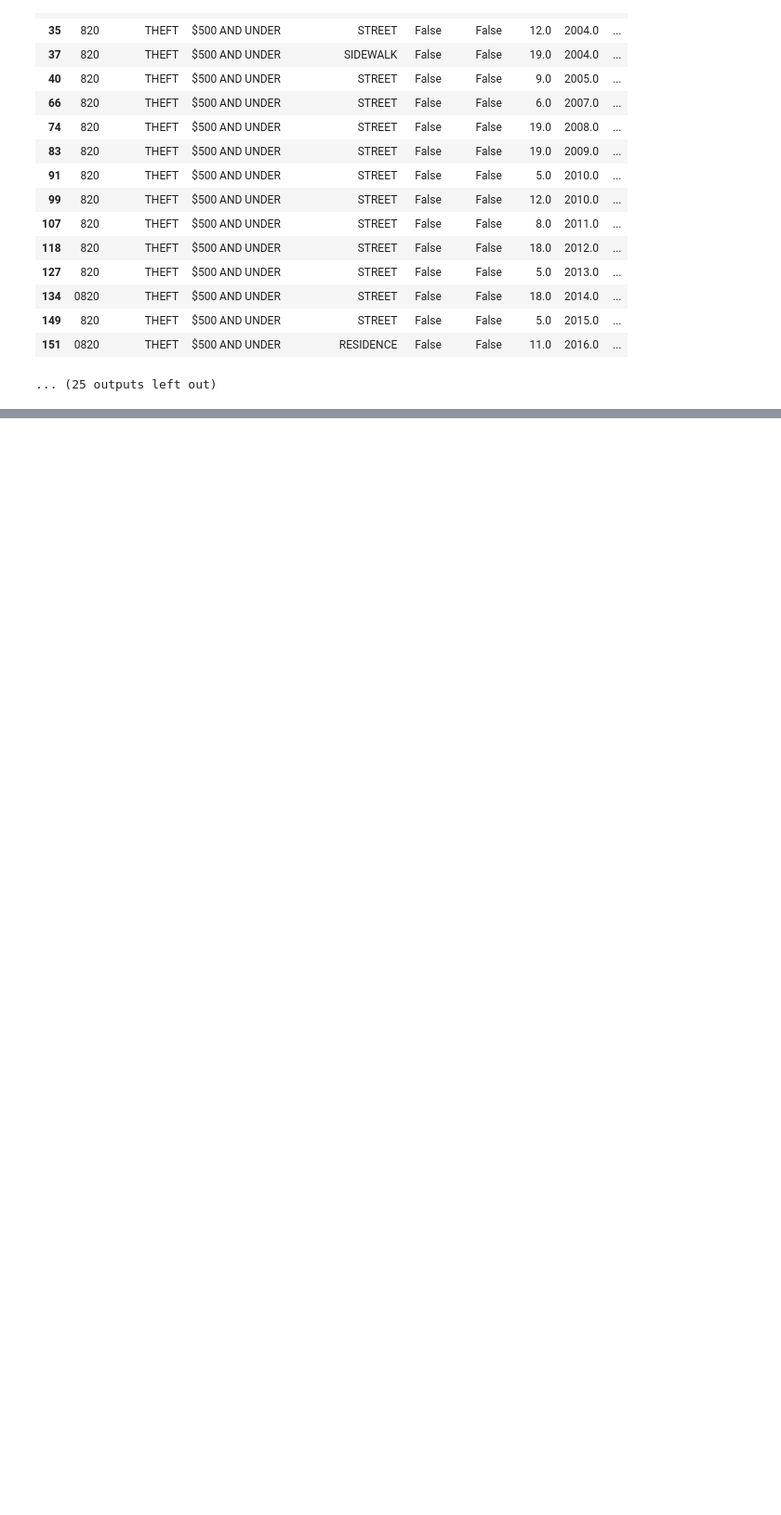
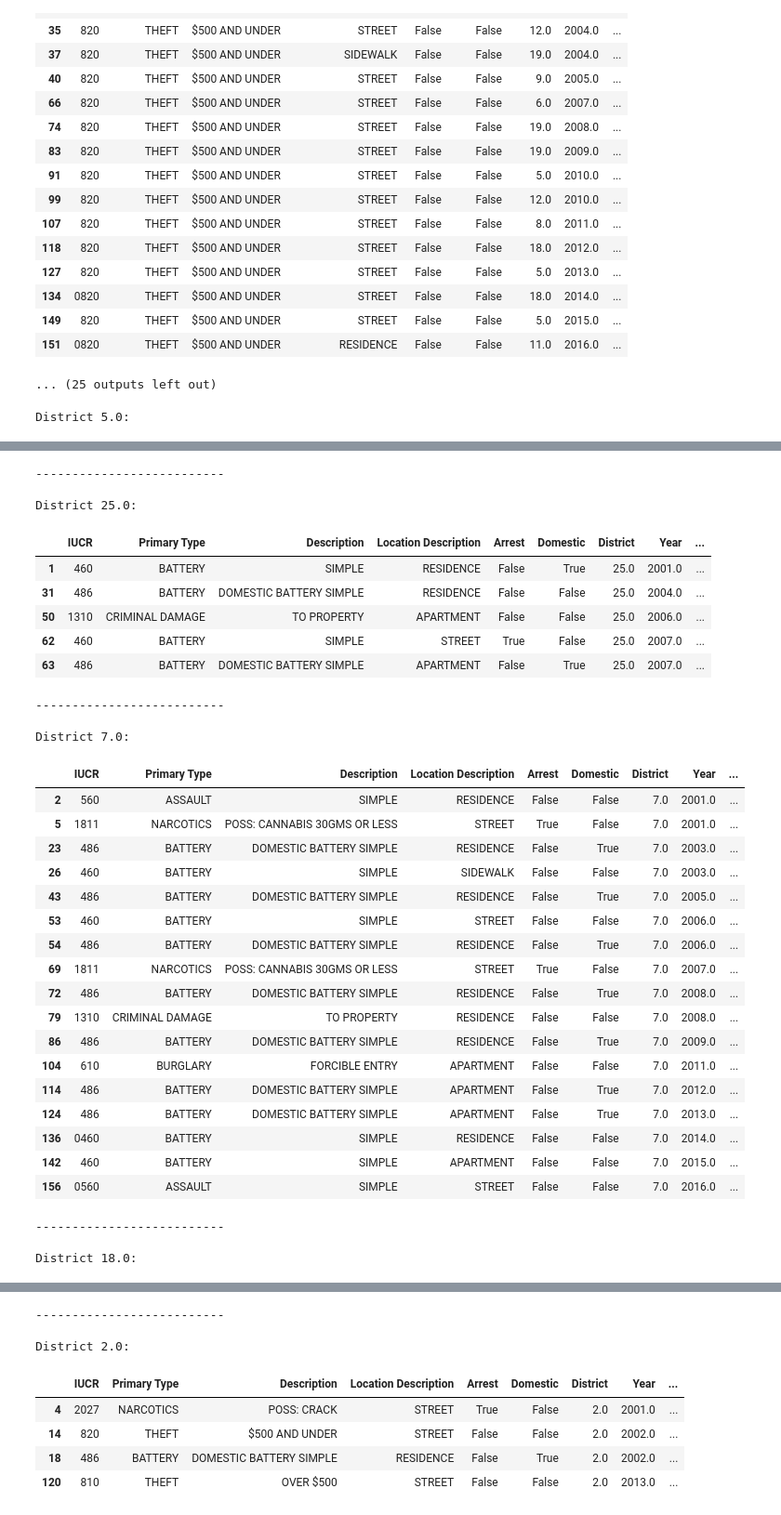
Before and after one commit to g1isgone/Unsupervised-MachineLearning, a Jupyter notebook: finalProject/Identifying Patterns in Centroids.ipynb, the cells around one changed output, grey strips where cells are left out. Shown at 93% size. Drawn from its saved outputs; the diff is of its cells as text; code cells hidden in the pictures; blank space fills up the shorter version.

```diff
--- a/finalProject/Identifying Patterns in Centroids.ipynb
+++ b/finalProject/Identifying Patterns in Centroids.ipynb
@@ -106,5 +106,5 @@ uniqueHour
 # %% [markdown]
 Crimes do not seem to occur most frequently from 3AM - 7AM
 # %%
-uniqueDistricts = allCentroids['District'].unique()
+uniqueDistricts = sorted(allCentroids['District'].unique())
 uniqueDistricts
@@ -232,3 +250,15 @@ $500 AND UNDER
 | 149 | 820 | THEFT | $500 AND UNDER | STREET | False | False | 5.0 | 2015.0 | ... |
 | 151 | 0820 | THEFT | $500 AND UNDER | RESIDENCE | False | False | 11.0 | 2016.0 | ... |
 ... (25 outputs left out)
+# %%
+districtMap ={}
+# %%
+for district in uniqueDistricts:
+    districtMap[district] = allCentroids.loc[allCentroids['District'] == district]
+# %%
+for districtGroup in districtMap:
+    print("District "+str(districtGroup)+ ": ")
+    display(districtMap[districtGroup])
+    print("--------------------------\n")
+# %% [output]
+District 5.0:
@@ -234,0 +275,33 @@ $500 AND UNDER
+--------------------------
+
+District 25.0:
+|  | IUCR | Primary Type | Description | Location Description | Arrest | Domestic | District | Year | ... |
+| 1 | 460 | BATTERY | SIMPLE | RESIDENCE | False | True | 25.0 | 2001.0 | ... |
+| 31 | 486 | BATTERY | DOMESTIC BATTERY SIMPLE | RESIDENCE | False | False | 25.0 | 2004.0 | ... |
+| 50 | 1310 | CRIMINAL DAMAGE | TO PROPERTY | APARTMENT | False | False | 25.0 | 2006.0 | ... |
+| 62 | 460 | BATTERY | SIMPLE | STREET | True | False | 25.0 | 2007.0 | ... |
+| 63 | 486 | BATTERY | DOMESTIC BATTERY SIMPLE | APARTMENT | False | True | 25.0 | 2007.0 | ... |
+--------------------------
+
+District 7.0:
+|  | IUCR | Primary Type | Description | Location Description | Arrest | Domestic | District | Year | ... |
+| 2 | 560 | ASSAULT | SIMPLE | RESIDENCE | False | False | 7.0 | 2001.0 | ... |
+| 5 | 1811 | NARCOTICS | POSS: CANNABIS 30GMS OR LESS | STREET | True | False | 7.0 | 2001.0 | ... |
+| 23 | 486 | BATTERY | DOMESTIC BATTERY SIMPLE | RESIDENCE | False | True | 7.0 | 2003.0 | ... |
+| 26 | 460 | BATTERY | SIMPLE | SIDEWALK | False | False | 7.0 | 2003.0 | ... |
+| 43 | 486 | BATTERY | DOMESTIC BATTERY SIMPLE | RESIDENCE | False | True | 7.0 | 2005.0 | ... |
+| 53 | 460 | BATTERY | SIMPLE | STREET | False | False | 7.0 | 2006.0 | ... |
+| 54 | 486 | BATTERY | DOMESTIC BATTERY SIMPLE | RESIDENCE | False | True | 7.0 | 2006.0 | ... |
+| 69 | 1811 | NARCOTICS | POSS: CANNABIS 30GMS OR LESS | STREET | True | False | 7.0 | 2007.0 | ... |
+| 72 | 486 | BATTERY | DOMESTIC BATTERY SIMPLE | RESIDENCE | False | True | 7.0 | 2008.0 | ... |
+| 79 | 1310 | CRIMINAL DAMAGE | TO PROPERTY | RESIDENCE | False | False | 7.0 | 2008.0 | ... |
+| 86 | 486 | BATTERY | DOMESTIC BATTERY SIMPLE | RESIDENCE | False | True | 7.0 | 2009.0 | ... |
+| 104 | 610 | BURGLARY | FORCIBLE ENTRY | APARTMENT | False | False | 7.0 | 2011.0 | ... |
+| 114 | 486 | BATTERY | DOMESTIC BATTERY SIMPLE | APARTMENT | False | True | 7.0 | 2012.0 | ... |
+| 124 | 486 | BATTERY | DOMESTIC BATTERY SIMPLE | APARTMENT | False | True | 7.0 | 2013.0 | ... |
+| 136 | 0460 | BATTERY | SIMPLE | RESIDENCE | False | False | 7.0 | 2014.0 | ... |
+| 142 | 460 | BATTERY | SIMPLE | APARTMENT | False | False | 7.0 | 2015.0 | ... |
+| 156 | 0560 | ASSAULT | SIMPLE | STREET | False | False | 7.0 | 2016.0 | ... |
+--------------------------
+
+District 18.0:
@@ -234,0 +316,8 @@ $500 AND UNDER
+--------------------------
+
+District 2.0:
+|  | IUCR | Primary Type | Description | Location Description | Arrest | Domestic | District | Year | ... |
+| 4 | 2027 | NARCOTICS | POSS: CRACK | STREET | True | False | 2.0 | 2001.0 | ... |
+| 14 | 820 | THEFT | $500 AND UNDER | STREET | False | False | 2.0 | 2002.0 | ... |
+| 18 | 486 | BATTERY | DOMESTIC BATTERY SIMPLE | RESIDENCE | False | True | 2.0 | 2002.0 | ... |
+| 120 | 810 | THEFT | OVER $500 | STREET | False | False | 2.0 | 2013.0 | ... |
```
Also changed, not shown: parts of 12 cells of this notebook.
